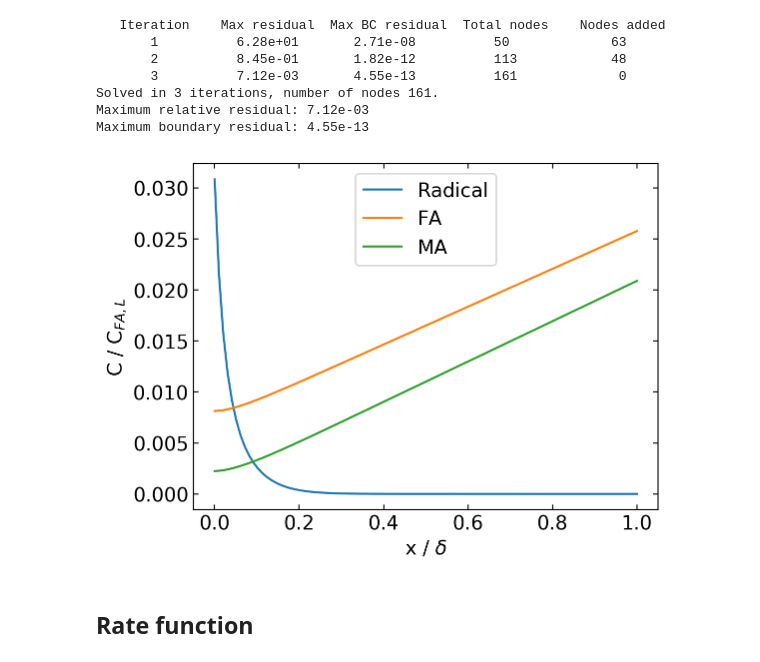
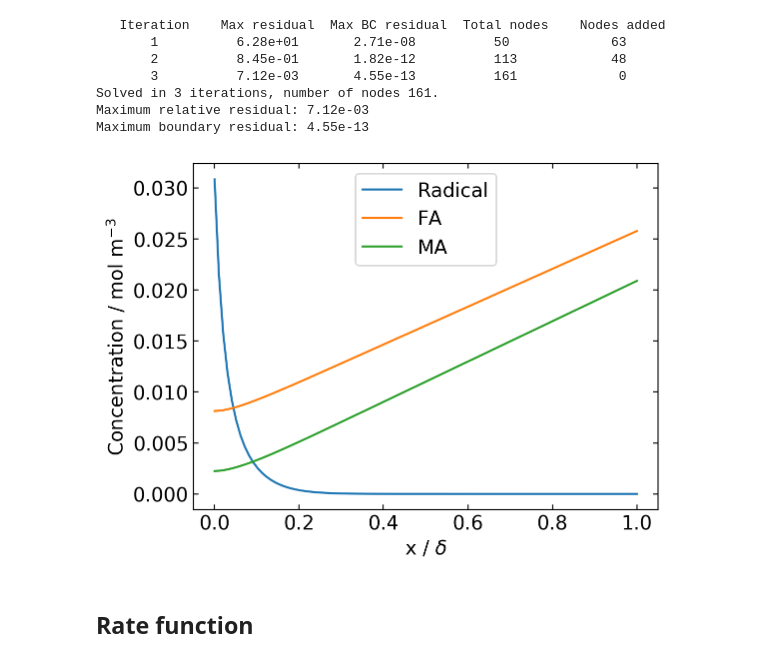
Before and after one commit to scbarton/che891, a Jupyter notebook: Electrolysis of Pharmaceuticals.ipynb, the cells around one changed output. Saved outputs shown, nothing was run; the diff lists cells and outputs as text; code cells hidden in the pictures.

Commit message:
update plot ylaberl on Electrolysis of Pharmaceuticals.ipynb

```diff
--- a/Electrolysis of Pharmaceuticals.ipynb
+++ b/Electrolysis of Pharmaceuticals.ipynb
@@ -85,12 +85,12 @@ Maximum boundary residual: 4.55e-13
 # %%
 plot(sol.x/delta,sol.y[[0,1,2]].T)
 
 xlabel('x / $\delta$')
-ylabel('C / C$_{FA,L}$')
+ylabel('Concentration / mol m$^{-3}$')
 legend(['Radical', 'FA', 'MA'])
 show()
 # %% [output]
-[figure, old version]
+[figure, new version]
 # %% [markdown]
 ## Rate function
 # %%
```
